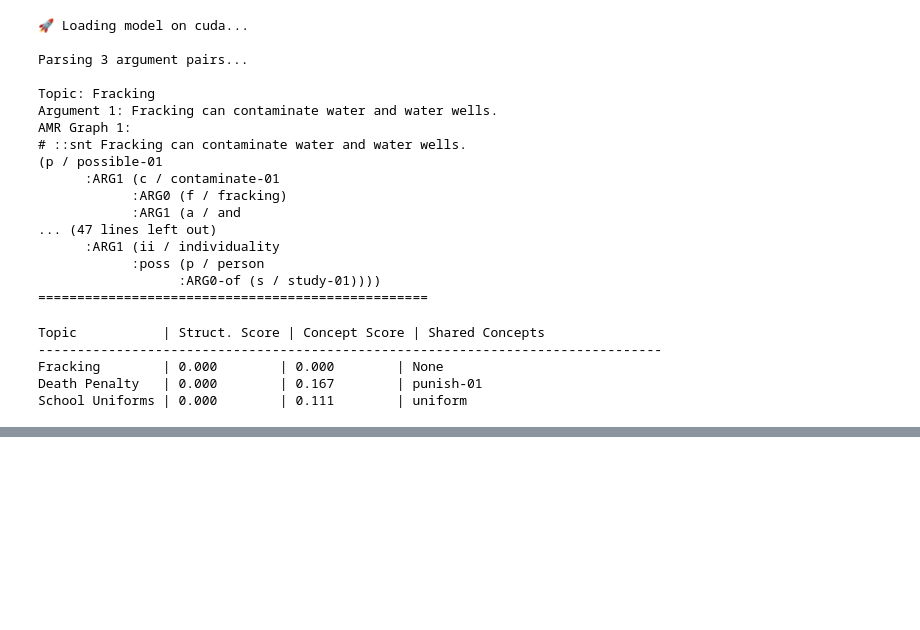
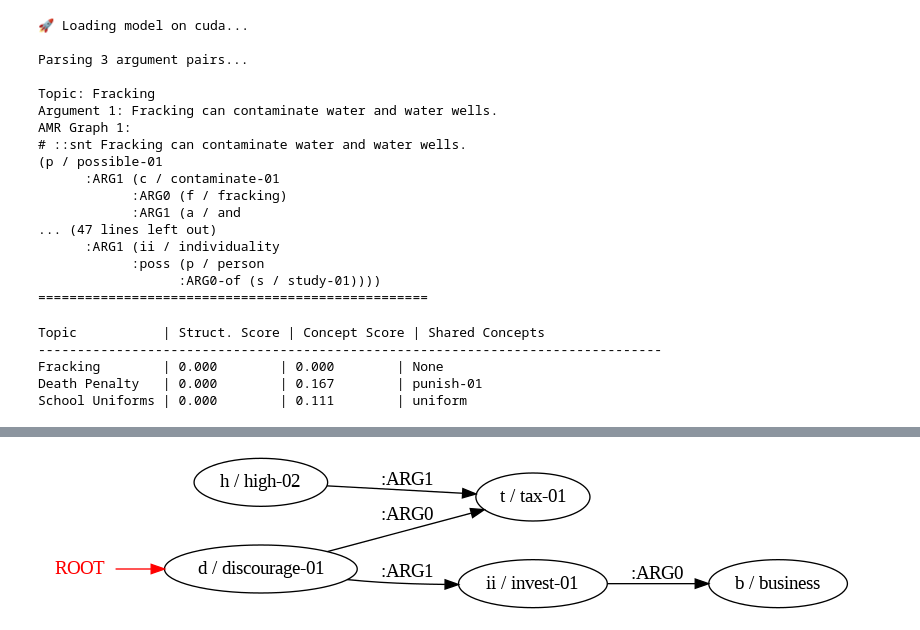
Before and after one commit to mohiuddinshahrukh/PM_ARGMIN_26, a Jupyter notebook: ASPECT_DATA__SET_ARG_MIN_25_26.ipynb, the cells around one changed output, grey strips where cells are left out. Drawn from its saved outputs; the diff is of its cells as text; code cells hidden in the pictures; blank space fills up the shorter version.

```diff
--- a/ASPECT_DATA__SET_ARG_MIN_25_26.ipynb
+++ b/ASPECT_DATA__SET_ARG_MIN_25_26.ipynb
@@ -170,0 +423,82 @@ School Uniforms | 0.000        | 0.111        | uniform
+# %%
+# Cell 6: Visualize the "Explainable" Structural Change
+import graphviz
+from IPython.display import display, Image
+
+# Install graphviz system dependency (Colab specific)
+!apt-get install graphviz --quiet
+
+def draw_amr_graph(penman_string, title="AMR Graph"):
+    """
+    Converts a Penman string into a visible PNG image using Graphviz.
+    """
+    g = penman.decode(penman_string)
+
+    # Create a directed graph
+    dot = graphviz.Digraph(comment=title, format='png')
+    dot.attr(rankdir='LR') # Left-to-Right layout
+
+    # Add Nodes (Instances)
+    for source, role, target in g.instances():
+        label = f"{source} / {target}" # e.g. "a / active"
+        dot.node(source, label)
+
+    # Add Edges (Relations)
+    for source, role, target in g.edges():
+        dot.edge(source, target, label=role)
+
+    # Add root indication
+    dot.node("ROOT", "ROOT", shape="plaintext", fontcolor="red")
+    dot.edge("ROOT", g.top, color="red")
+
+    return dot.pipe()
+
+def visualize_reroot(text, stog_model):
+    print(f"Original Sentence: {text}")
+
+    # 1. Parse Original
+    graphs = stog_model.parse_sents([text])
+    original_amr = graphs[0]
+
+    # 2. Manipulate (Re-root logic)
+    g = penman.decode(original_amr)
+    old_root = g.top
+
+    # Find ARG1 to flip
+    new_root = None
+    target_triple = None
+    for triple in g.triples:
+        src, role, tgt = triple
+        if src == old_root and ":ARG1" in role:
+            new_root = tgt
+            target_triple = triple
+            break
+
+    if not new_root:
+        print("⚠️ Skipped visualization (No ARG1 to flip).")
+        return
+
+    # Build New Triples
+    new_triples = []
+    inv_role = target_triple[1] + "-of"
+    new_triples.append((new_root, inv_role, old_root))
+
+    for triple in g.triples:
+        if triple != target_triple:
+            new_triples.append(triple)
+
+    g_new = penman.Graph(new_triples, top=new_root)
+    modified_amr = penman.encode(g_new)
+
+    # 3. Display Both
+    print("\n--- 1. Original Structure (Active Voice) ---")
+    display(Image(draw_amr_graph(original_amr)))
+
+    print("\n--- 2. Modified Structure (Passive/Flipped) ---")
+    display(Image(draw_amr_graph(modified_amr)))
+    print("="*60 + "\n")
+
+# Run Visualization
+if 'stog' in locals():
+    visualize_reroot("High taxes discourage business investment.", stog)
+# %% [output]
@@ -170,0 +513 @@ School Uniforms | 0.000        | 0.111        | uniform
+[figure, added]
```
Also changed, not shown: parts of 6 cells of this notebook.
